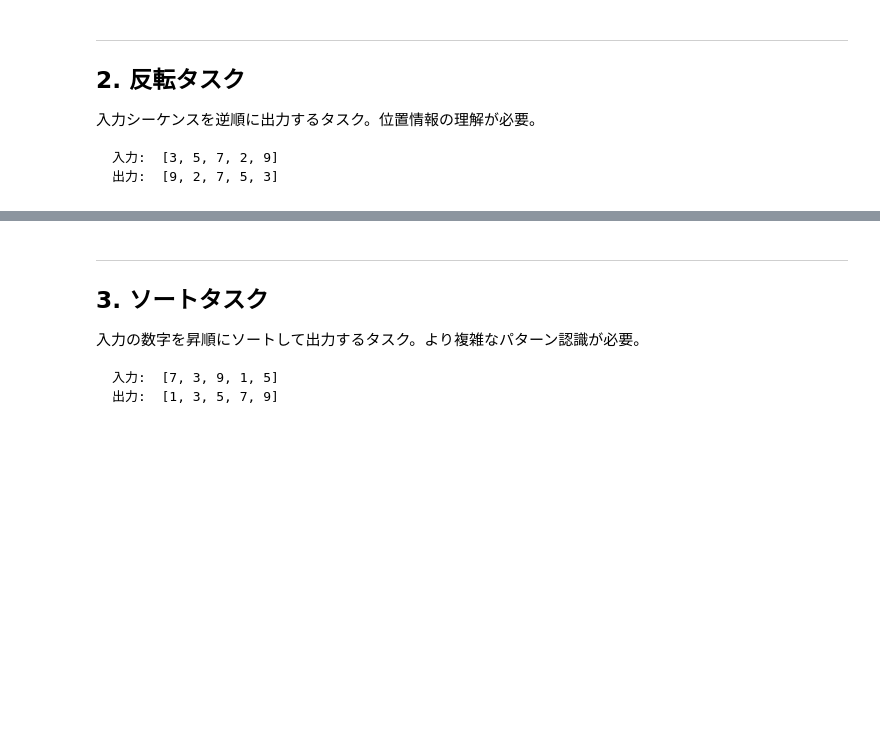
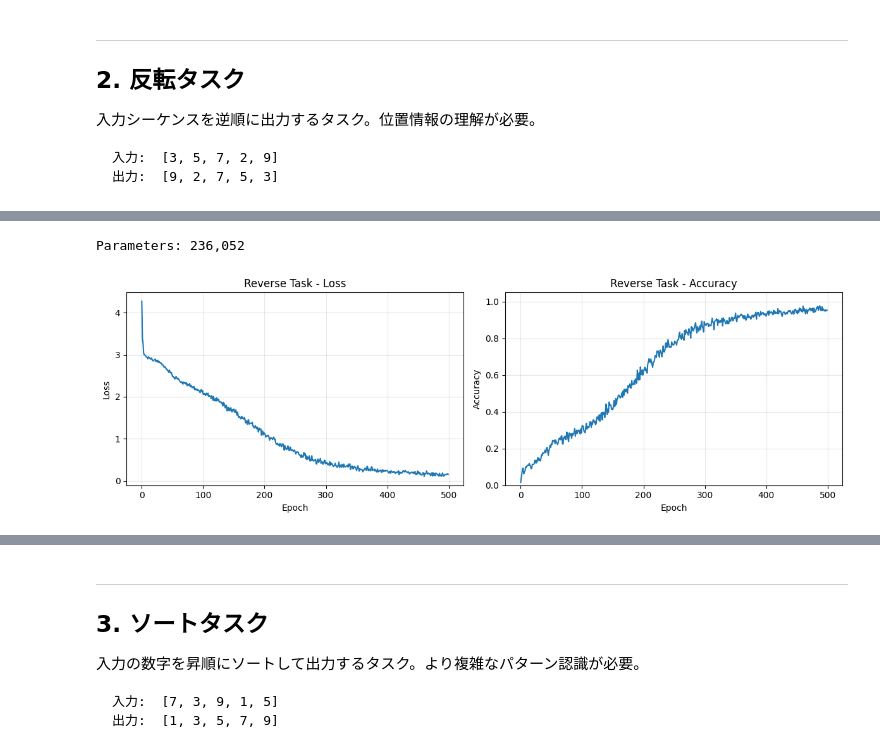
Before and after one commit to kouhei1970/learn_transformer, a Jupyter notebook: notebooks/08_diverse_tasks_demo.ipynb, the cells around one changed output, grey strips where cells are left out. Saved outputs shown, nothing was run; the diff lists cells and outputs as text; code cells hidden in the pictures; blank space fills up the shorter version.

```diff
--- a/notebooks/08_diverse_tasks_demo.ipynb
+++ b/notebooks/08_diverse_tasks_demo.ipynb
@@ -219,15 +251,20 @@ print(f"  Target Output: {tgt_out[0].tolist()}")
 # %%
 # 反転タスク用モデル
 reverse_model = Transformer(
     src_vocab_size=20, tgt_vocab_size=20,
     d_model=64, num_heads=4,
     num_encoder_layers=2, num_decoder_layers=2,
     d_ff=256,
 ).to(device)
 
-# 学習
-losses, accs = train_model(reverse_model, generate_reverse_data, num_epochs=200)
-plot_training(losses, accs, "Reverse Task")
+print(f"Parameters: {count_parameters(reverse_model):,}")
+
+# 学習（500エポック）
+reverse_losses, reverse_accs = train_model(reverse_model, generate_reverse_data, num_epochs=500)
+plot_training(reverse_losses, reverse_accs, "Reverse Task")
+# %% [output]
+Parameters: 236,052
+[figure, added]
 # %%
 # テスト
 print("Reverse Task Test Results:")
```
Also changed, not shown: parts of 21 cells of this notebook.
